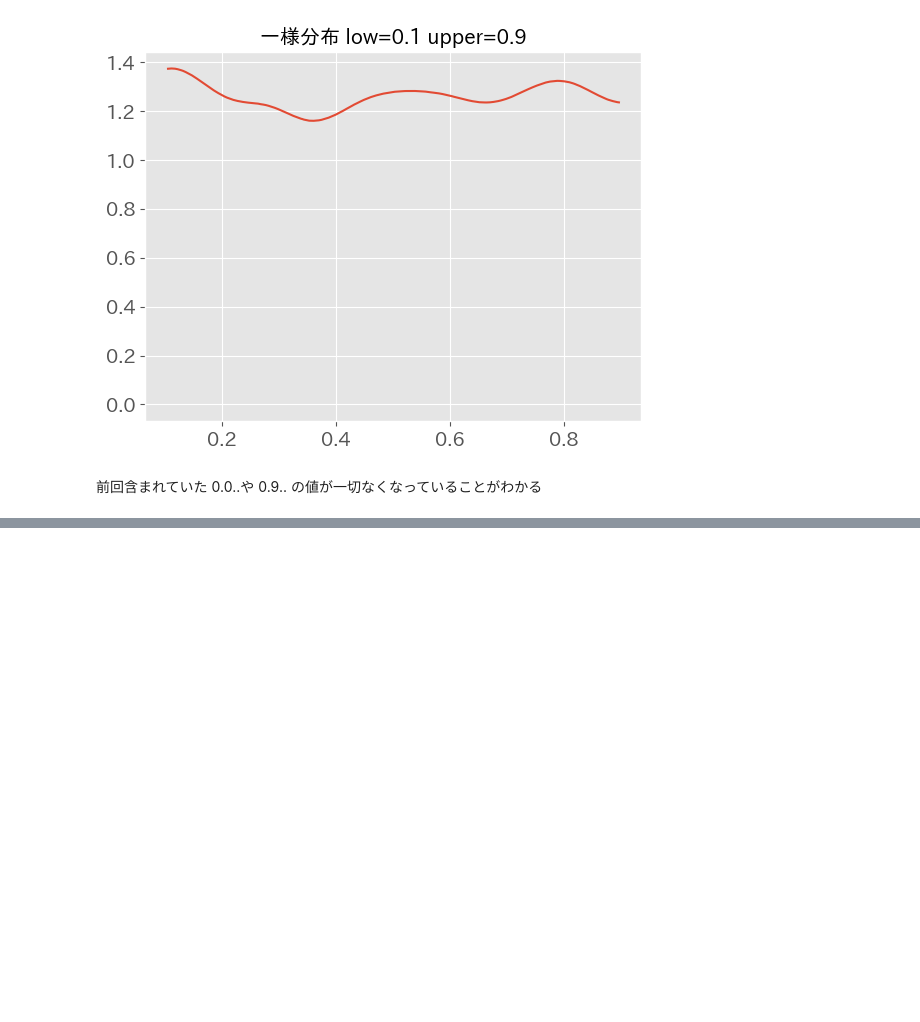
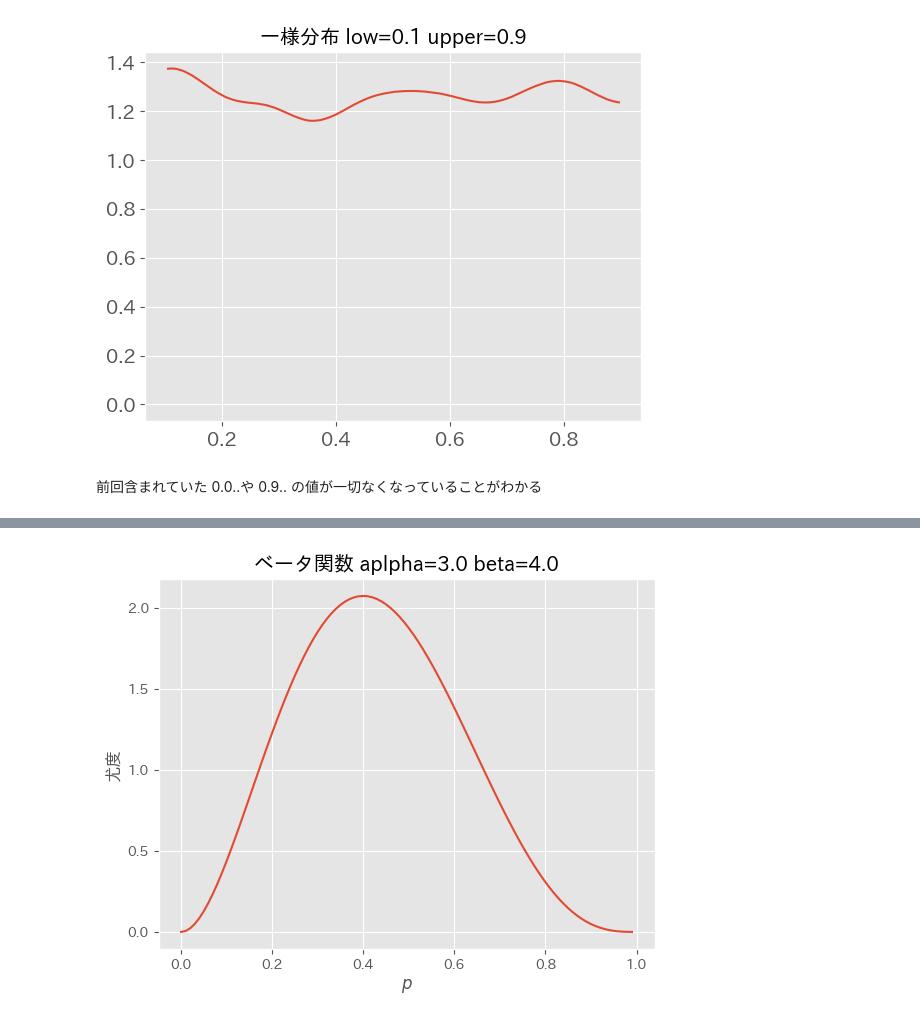
Before and after one commit to 1024xx4/py_bayes_intro, a Jupyter notebook: notebook.ipynb, the cells around one changed output, grey strips where cells are left out. Drawn from its saved outputs; the diff is of its cells as text; code cells hidden in the pictures; blank space fills up the shorter version.

Commit message:
Feat: ベータ分布（pm.Beta Class）を表現する

```diff
--- a/notebook.ipynb
+++ b/notebook.ipynb
@@ -690,0 +704,25 @@ Sampling: [x]
+# %%
+from math import gamma
+
+# Parameter
+alpha = 2.0 + 1.0
+beta = 3.0 + 1.0
+
+
+# ベータ関数の定義
+def Beta(p, alpha, beta):
+    C = gamma(alpha + beta - 1) / (gamma(alpha - 1) * gamma(beta - 1))
+    return C * p ** (alpha - 1) * (1 - p) ** (beta - 1)
+
+# Graph描画用の x 座標の定義
+# 0.0 < p < 1.0
+p = np.arange(0.0, 1.0, 0.01)
+
+# Graph描画
+plt.plot(p, Beta(p, alpha, beta))
+plt.title(f'ベータ関数 aplpha={alpha} beta={beta}')
+plt.xlabel(r'$p$')
+plt.ylabel('尤度')
+plt.show()
+# %% [output]
+[figure, added]
```
Also changed, not shown: parts of 12 cells of this notebook.
